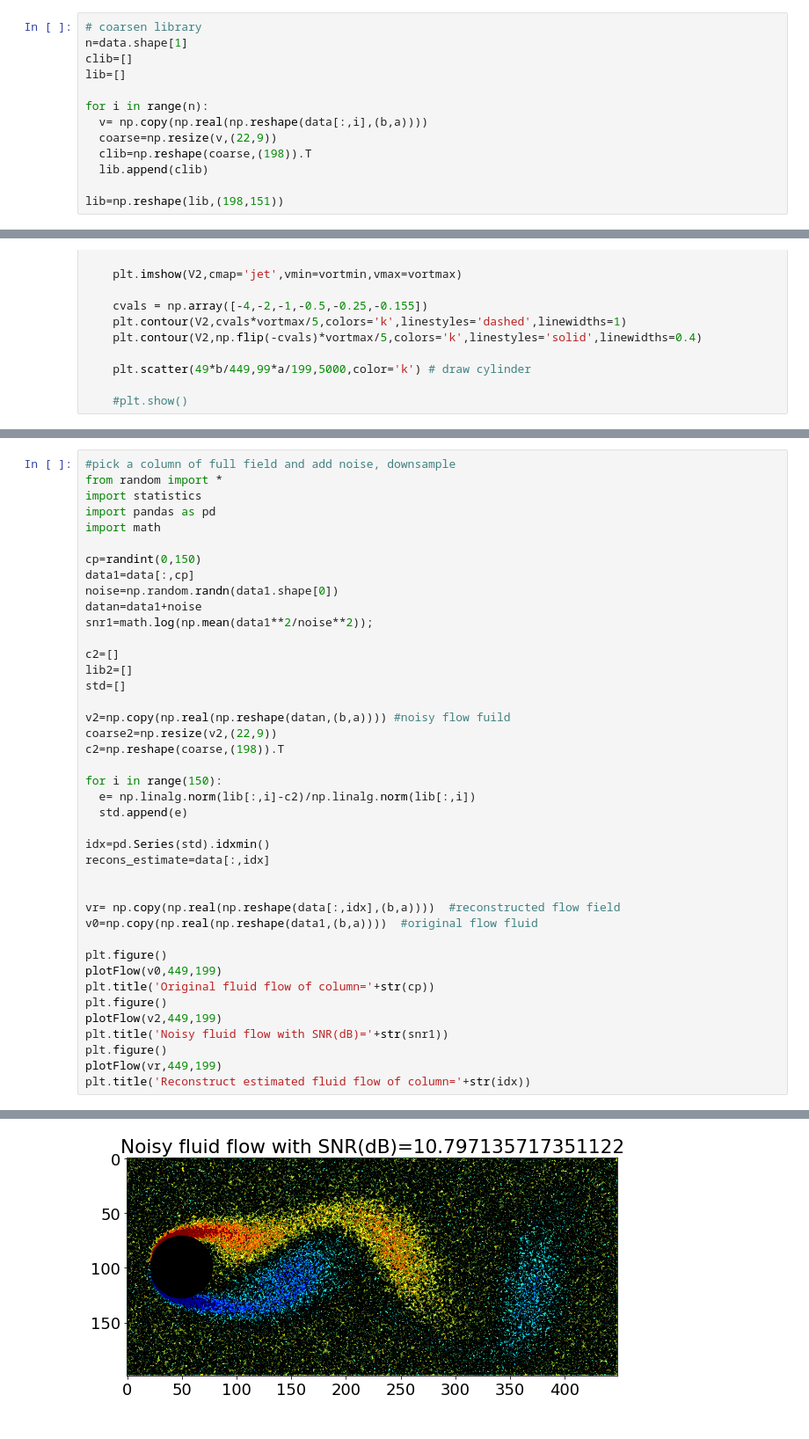
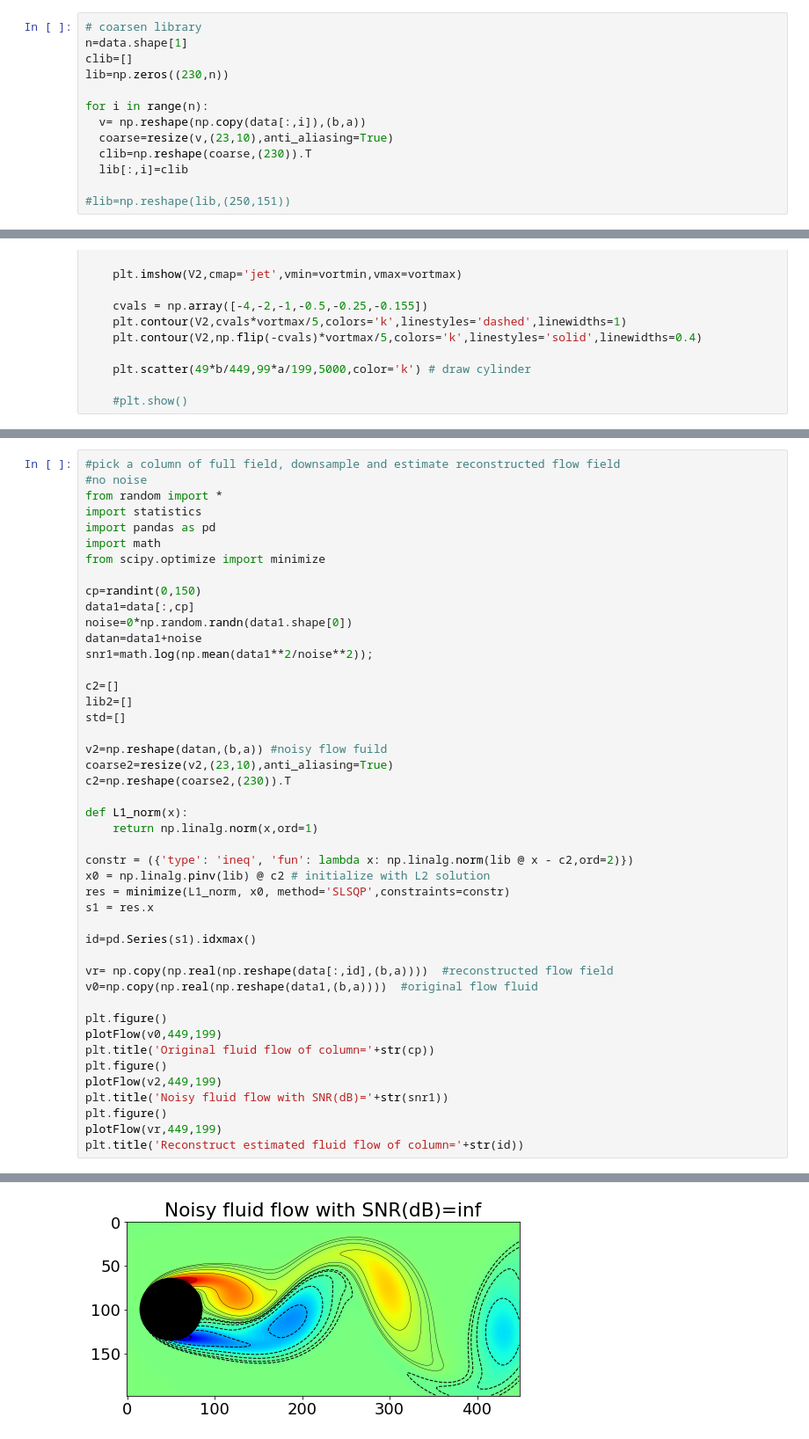
Before and after one commit to Israt-Tasnim/Math-6397, a Jupyter notebook: Homework/3.6.ipynb, the cells around one changed output, grey strips where cells are left out. Shown at 88% size. Saved outputs shown, nothing was run; the diff lists cells and outputs as text.

```diff
--- a/Homework/3.6.ipynb
+++ b/Homework/3.6.ipynb
@@ -23,15 +25,15 @@ b = 449 #height
 # coarsen library
 n=data.shape[1]
 clib=[]
-lib=[]
+lib=np.zeros((230,n))
 
 for i in range(n):
-  v= np.copy(np.real(np.reshape(data[:,i],(b,a))))
-  coarse=np.resize(v,(22,9))
-  clib=np.reshape(coarse,(198)).T
-  lib.append(clib)
+  v= np.reshape(np.copy(data[:,i]),(b,a))
+  coarse=resize(v,(23,10),anti_aliasing=True)
+  clib=np.reshape(coarse,(230)).T
+  lib[:,i]=clib
 
-lib=np.reshape(lib,(198,151))
+#lib=np.reshape(lib,(250,151))
 # %%
 def plotFlow(X,b,a):
     ## Plot Mode 2
@@ -96,13 +118,15 @@ FileNotFoundError: ignored
 # %%
-#pick a column of full field and add noise, downsample
+#pick a column of full field, downsample and estimate reconstructed flow field
+#no noise
 from random import *
 import statistics
 import pandas as pd
 import math
+from scipy.optimize import minimize
 
 cp=randint(0,150)
 data1=data[:,cp]
-noise=np.random.randn(data1.shape[0])
+noise=0*np.random.randn(data1.shape[0])
 datan=data1+noise
 snr1=math.log(np.mean(data1**2/noise**2));
 
@@ -110,19 +134,21 @@ c2=[]
 lib2=[]
 std=[]
 
-v2=np.copy(np.real(np.reshape(datan,(b,a)))) #noisy flow fuild
-coarse2=np.resize(v2,(22,9))
-c2=np.reshape(coarse,(198)).T
+v2=np.reshape(datan,(b,a)) #noisy flow fuild
+coarse2=resize(v2,(23,10),anti_aliasing=True)
+c2=np.reshape(coarse2,(230)).T
 
-for i in range(150):
-  e= np.linalg.norm(lib[:,i]-c2)/np.linalg.norm(lib[:,i])
-  std.append(e)
+def L1_norm(x):
+    return np.linalg.norm(x,ord=1)
 
-idx=pd.Series(std).idxmin()
-recons_estimate=data[:,idx]
+constr = ({'type': 'ineq', 'fun': lambda x: np.linalg.norm(lib @ x - c2,ord=2)})
+x0 = np.linalg.pinv(lib) @ c2 # initialize with L2 solution
+res = minimize(L1_norm, x0, method='SLSQP',constraints=constr)
+s1 = res.x
 
+id=pd.Series(s1).idxmax()
 
-vr= np.copy(np.real(np.reshape(data[:,idx],(b,a))))  #reconstructed flow field
+vr= np.copy(np.real(np.reshape(data[:,id],(b,a))))  #reconstructed flow field
 v0=np.copy(np.real(np.reshape(data1,(b,a))))  #original flow fluid
 
 plt.figure()
@@ -133,5 +159,5 @@ plotFlow(v2,449,199)
 plt.title('Noisy fluid flow with SNR(dB)='+str(snr1))
 plt.figure()
 plotFlow(vr,449,199)
-plt.title('Reconstruct estimated fluid flow of column='+str(idx))
+plt.title('Reconstruct estimated fluid flow of column='+str(id))
 # %% [output]
@@ -140 +166 @@ Text(0.5, 1.0, 'Reconstruct estimated fluid flow of column=99')
-[figure, old version]
+[figure, new version]
```
Also changed, not shown: parts of 15 cells of this notebook.
